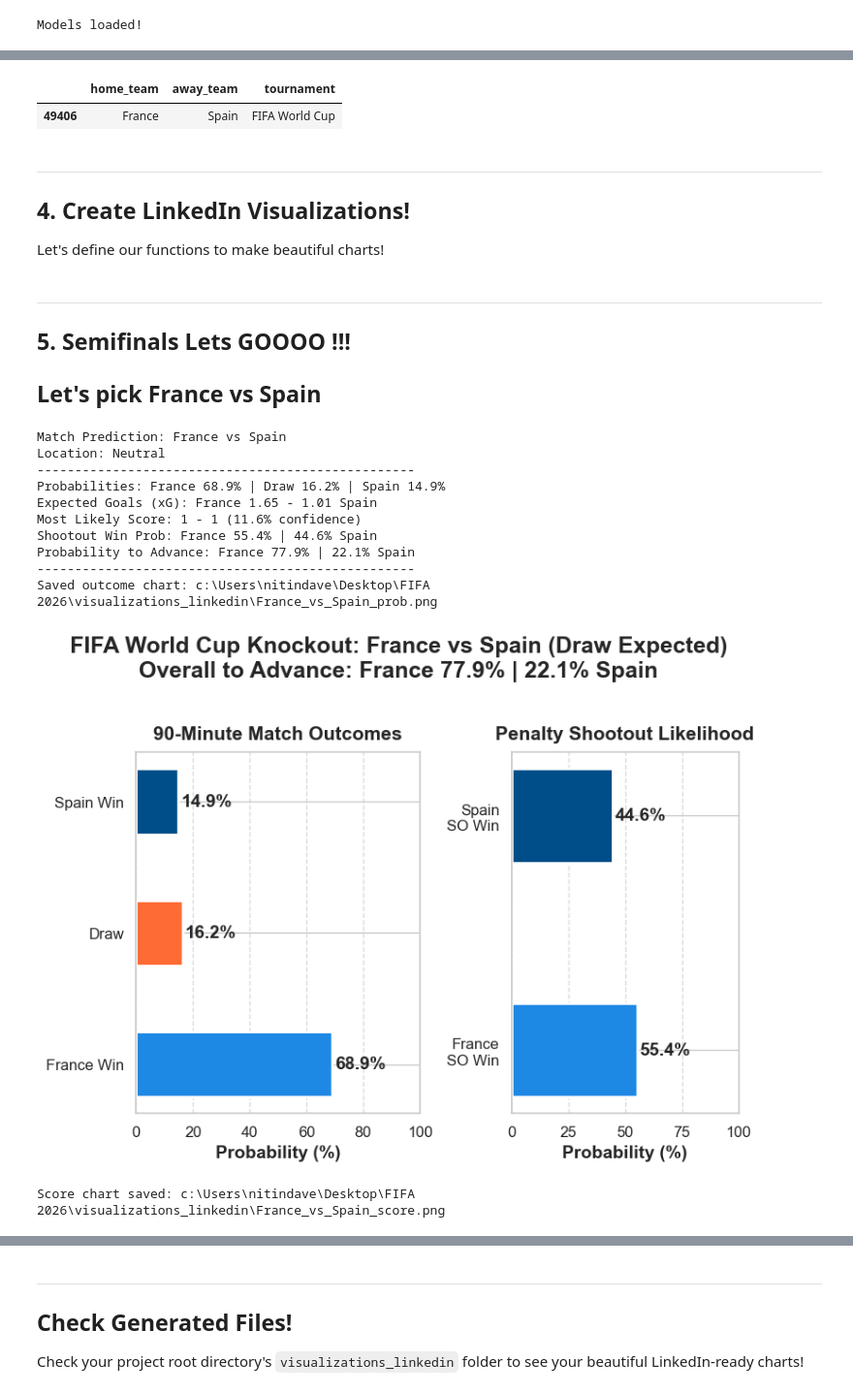
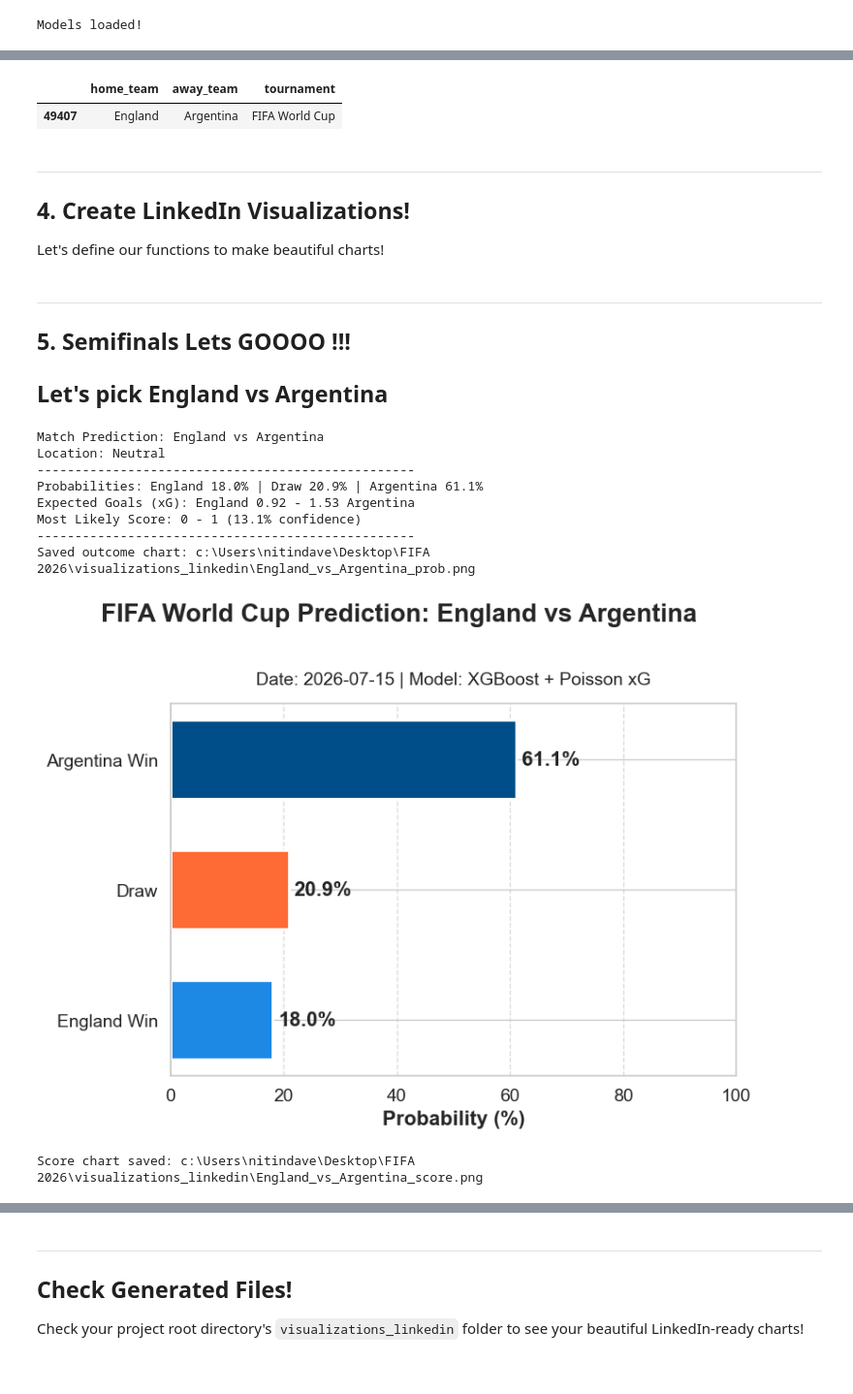
Before and after one commit to nitindavegit/FIFA-2026-Predictions, a Jupyter notebook: notebooks/04_LinkedIn_Presentation.ipynb, the cells around one changed output, grey strips where cells are left out. Shown at 97% size. Cells and saved outputs as stored; diff of their text form; code cells hidden in the pictures.

```diff
--- a/notebooks/04_LinkedIn_Presentation.ipynb
+++ b/notebooks/04_LinkedIn_Presentation.ipynb
@@ -71,19 +71,19 @@ Let's look at matches on 2026-07-14!
 # %%
 data_dir = project_root / "data"
 results = pd.read_csv(data_dir / "results.csv")
-date = '2026-07-14'
+date = '2026-07-15'
 matches = results[results['date'] == date]
 matches[['home_team', 'away_team', 'tournament']]
 # %% [output]
 |  | home_team | away_team | tournament |
-| 49406 | France | Spain | FIFA World Cup |
+| 49407 | England | Argentina | FIFA World Cup |
 # %% [markdown]
 ---
 ## 4. Create LinkedIn Visualizations!
 
 Let's define our functions to make beautiful charts!
 # %%
-def generate_outcome_chart(home_team, away_team, probs, date_str="2026-07-14", prediction=None):
+def generate_outcome_chart(home_team, away_team, probs, date_str="2026-07-15", prediction=None):
     has_advance = prediction is not None and 'advance_probs' in prediction
 
     if has_advance:
@@ -168,7 +168,7 @@ def generate_outcome_chart(home_team, away_team, probs, date_str="2026-07-14", p
     plt.show()
     plt.close(fig)
 # %%
-def generate_score_heatmap(home_team, away_team, home_xg, away_xg, date_str="2026-07-14", prediction=None):
+def generate_score_heatmap(home_team, away_team, home_xg, away_xg, date_str="2026-07-15", prediction=None):
     fig, (ax_heatmap, ax_summary) = plt.subplots(ncols=2, figsize=FIGSIZE, dpi=DPI, gridspec_kw={'width_ratios': [3, 1]})
 
     max_goals=5
@@ -233,23 +233,21 @@ def generate_score_heatmap(home_team, away_team, home_xg, away_xg, date_str="202
 ---
 ## 5. Semifinals Lets GOOOO !!!
 
-## Let's pick France vs Spain
+## Let's pick England vs Argentina
 # %%
-pred = predict_match("France", "Spain", neutral=1)
+pred = predict_match("England", "Argentina", neutral=1)
 if pred:
     probs, (home_xg, away_xg) = pred['probs'], pred['xg']
-    generate_outcome_chart("France", "Spain", probs, prediction=pred)
-    generate_score_heatmap("France", "Spain", home_xg, away_xg, prediction=pred)
+    generate_outcome_chart("England", "Argentina", probs, prediction=pred)
+    generate_score_heatmap("England", "Argentina", home_xg, away_xg, prediction=pred)
 # %% [output]
-Match Prediction: France vs Spain
+Match Prediction: England vs Argentina
 Location: Neutral
 --------------------------------------------------
-Probabilities: France 68.9% | Draw 16.2% | Spain 14.9%
-Expected Goals (xG): France 1.65 - 1.01 Spain
-Most Likely Score: 1 - 1 (11.6% confidence)
-Shootout Win Prob: France 55.4% | 44.6% Spain
-Probability to Advance: France 77.9% | 22.1% Spain
+Probabilities: England 18.0% | Draw 20.9% | Argentina 61.1%
+Expected Goals (xG): England 0.92 - 1.53 Argentina
+Most Likely Score: 0 - 1 (13.1% confidence)
 --------------------------------------------------
-Saved outcome chart: c:\Users\nitindave\Desktop\FIFA 2026\visualizations_linkedin\France_vs_Spain_prob.png
+Saved outcome chart: c:\Users\nitindave\Desktop\FIFA 2026\visualizations_linkedin\England_vs_Argentina_prob.png
-[figure, old version]
+[figure, new version]
-Score chart saved: c:\Users\nitindave\Desktop\FIFA 2026\visualizations_linkedin\France_vs_Spain_score.png
+Score chart saved: c:\Users\nitindave\Desktop\FIFA 2026\visualizations_linkedin\England_vs_Argentina_score.png
```
Also changed, not shown: parts of 2 cells of this notebook.
